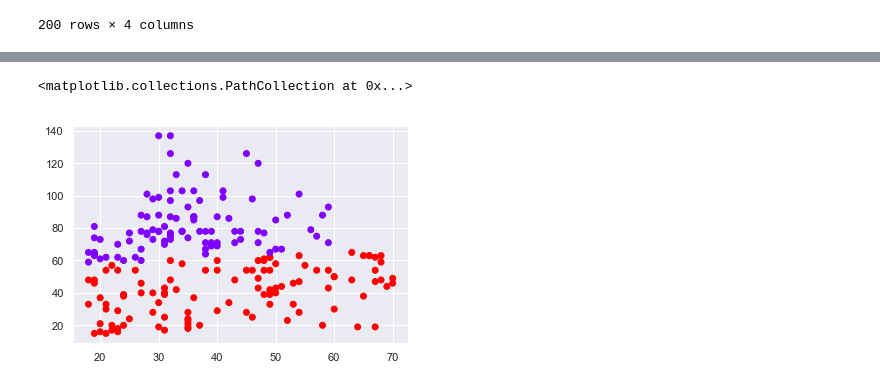
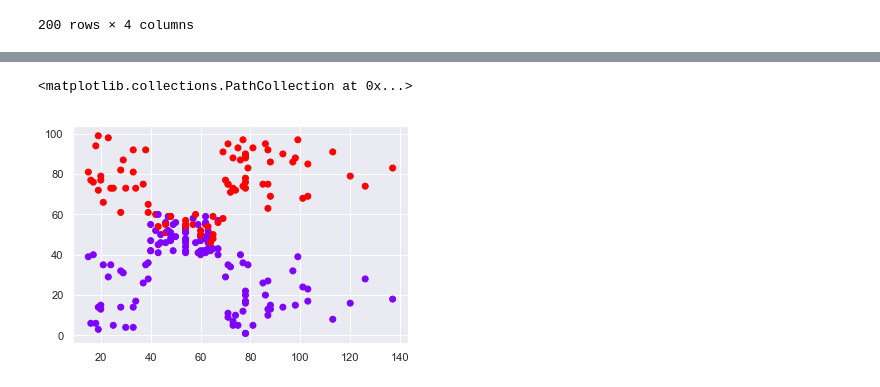
Before and after one commit to PubuduArosha/data-science-and-analytics, a Jupyter notebook: Clustering with KMeans Algorithm/Activity 2.ipynb, the cells around one changed output, grey strips where cells are left out. Cells and saved outputs as stored; diff of their text form; code cells hidden in the pictures.

```diff
--- a/Clustering with KMeans Algorithm/Activity 2.ipynb
+++ b/Clustering with KMeans Algorithm/Activity 2.ipynb
@@ -120,5 +125,5 @@ customer_cluster
 # %%
-plt.scatter(customer_cluster["Age"], customer_cluster["Annual Income (k$)"], c = customer_cluster["Cluster no"], cmap="rainbow")
+plt.scatter(customer_cluster["Annual Income (k$)"], customer_cluster["Spending Score (1-100)"], c = customer_cluster["Cluster no"], cmap="rainbow")
 # %% [output]
 <matplotlib.collections.PathCollection at 0x...>
-[figure, old version]
+[figure, new version]
```
Also changed, not shown: parts of 1 cell of this notebook, 3 other files.
